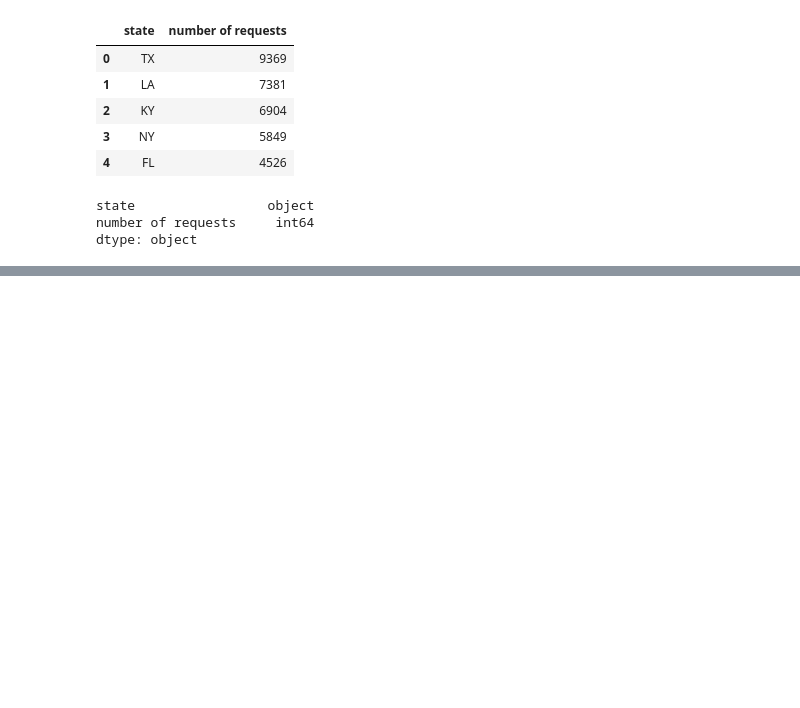
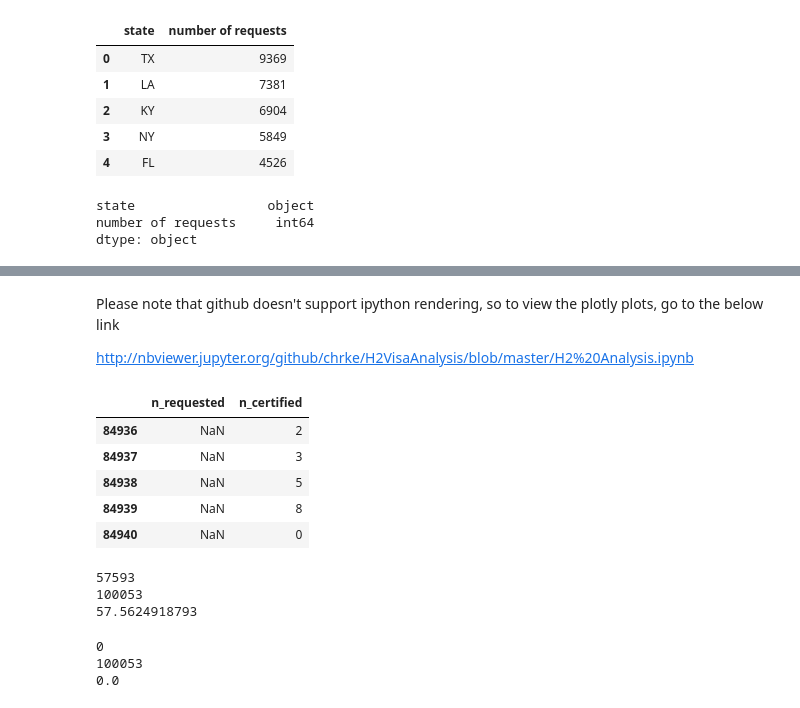
Before and after one commit to chrke/H2VisaAnalysis, a Jupyter notebook: H2 Analysis.ipynb, the cells around one changed output, grey strips where cells are left out. Drawn from its saved outputs; the diff is of its cells as text; code cells hidden in the pictures; blank space fills up the shorter version.

Commit message:
added employer analysis

```diff
--- a/H2 Analysis.ipynb
+++ b/H2 Analysis.ipynb
@@ -648,0 +647,33 @@ tls.embed(url)
+# %% [markdown]
+Please note that github doesn't support ipython rendering, so to view the plotly plots, go to the below link
+
+http://nbviewer.jupyter.org/github/chrke/H2VisaAnalysis/blob/master/H2%20Analysis.ipynb
+# %%
+visa_2008_on[["n_requested","n_certified"]].head()
+# %% [output]
+|  | n_requested | n_certified |
+| 84936 | NaN | 2 |
+| 84937 | NaN | 3 |
+| 84938 | NaN | 5 |
+| 84939 | NaN | 8 |
+| 84940 | NaN | 0 |
+# %%
+a = len(visa_2008_on[np.isnan(visa_2008_on["n_requested"])])
+b = visa_2008_on.shape[0]
+print(a)
+print(b)
+print((a/b)*100)
+# %% [output]
+57593
+100053
+57.5624918793
+# %%
+a = len(visa_2008_on[np.isnan(visa_2008_on["n_certified"])])
+b = visa_2008_on.shape[0]
+print(a)
+print(b)
+print((a/b)*100)
+# %% [output]
+0
+100053
+0.0
```
Also changed, not shown: parts of 36 cells of this notebook.
